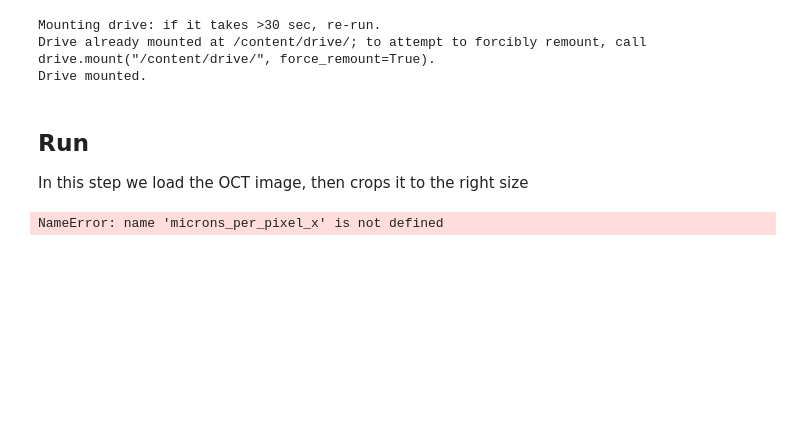
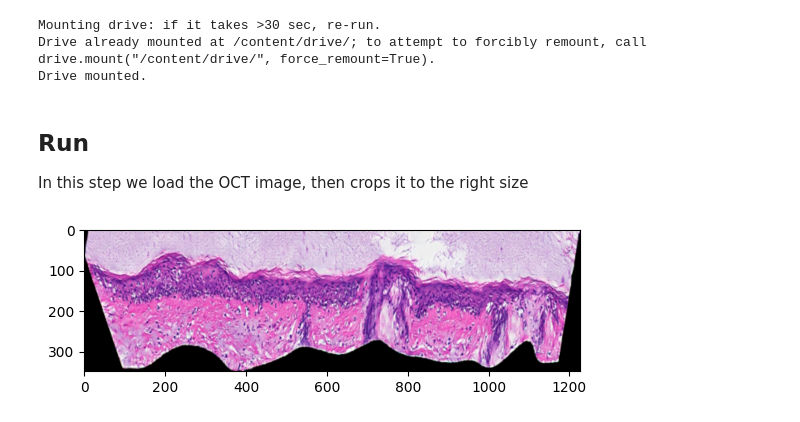
Before and after one commit to WinetraubLab/OCT2Hist-ModelInference, a Jupyter notebook: run_oct2hist.ipynb, the cells around one changed output. Drawn from its saved outputs; the diff is of its cells as text; code cells hidden in the pictures; blank space fills up the shorter version.

```diff
--- a/run_oct2hist.ipynb
+++ b/run_oct2hist.ipynb
@@ -73,22 +73,20 @@ In this step we load the OCT image, then crops it to the right size
 # %%
 # Load OCT image
 oct_image = cv2.imread(oct_input_image_path)
 if oct_image is None:
   raise FileNotFoundError(f"The file '{oct_input_image_path}' was not found.")
 
 # Run Inference
 virtual_histology_image, masked_image , o2h_input = oct2hist.run_network(
     oct_image,
-    microns_per_pixel_x = microns_per_pixel_x,
-    microns_per_pixel_z = microns_per_pixel_z,
     apply_masking = False,
     # min_signal_threshold = 0.15, # Un comment this part to skip the auto threshold discovery
     )
 
 # Show the virtual histology image result
 showImg(virtual_histology_image)
 # %% [output]
-NameError: name 'microns_per_pixel_x' is not defined
+[figure, added]
 # %%
 #@title Masked Image
 showImg(masked_image)
```
Also changed, not shown: parts of 3 cells of this notebook.
